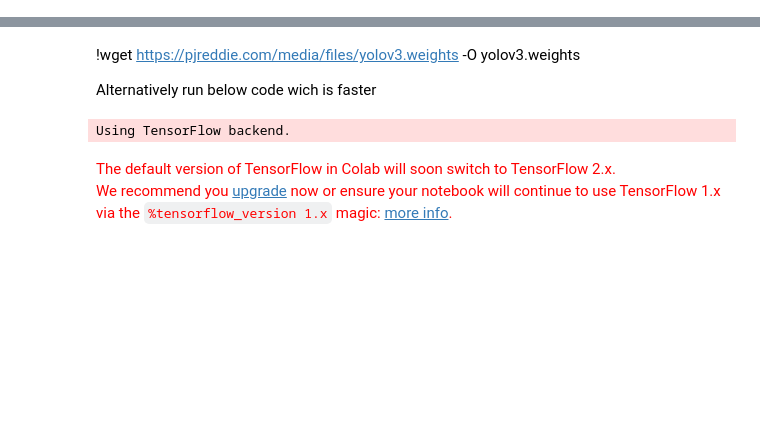
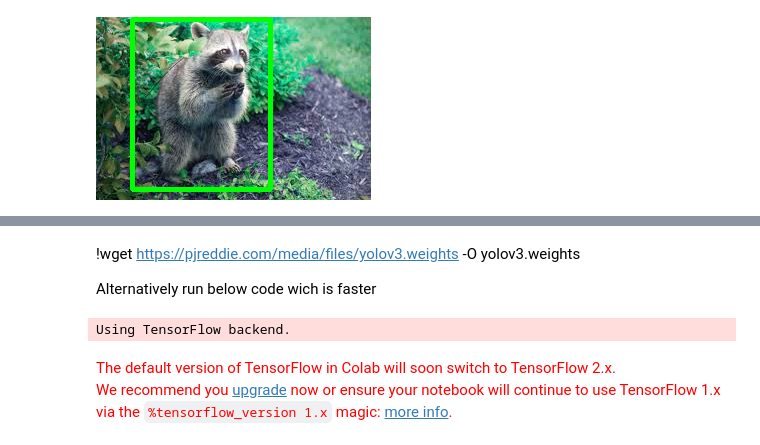
Before and after one commit to abhiyantaabhishek/speed_bump, a Jupyter notebook: yolo_train.ipynb, the cells around one changed output, grey strips where cells are left out. Cells and saved outputs as stored; diff of their text form; code cells hidden in the pictures; blank space fills up the shorter version.

```diff
--- a/yolo_train.ipynb
+++ b/yolo_train.ipynb
@@ -24,0 +54,5 @@ Successfully installed Keras-2.3.1 Markdown-3.1.1 PyYAML-5.3 Werkzeug-0.16.0 grp
+# %%
+
+Image.fromarray(draw_boxes('raccoon-50.jpg'))
+# %% [output]
+[figure, added]
```
Also changed, not shown: parts of 34 cells of this notebook.
